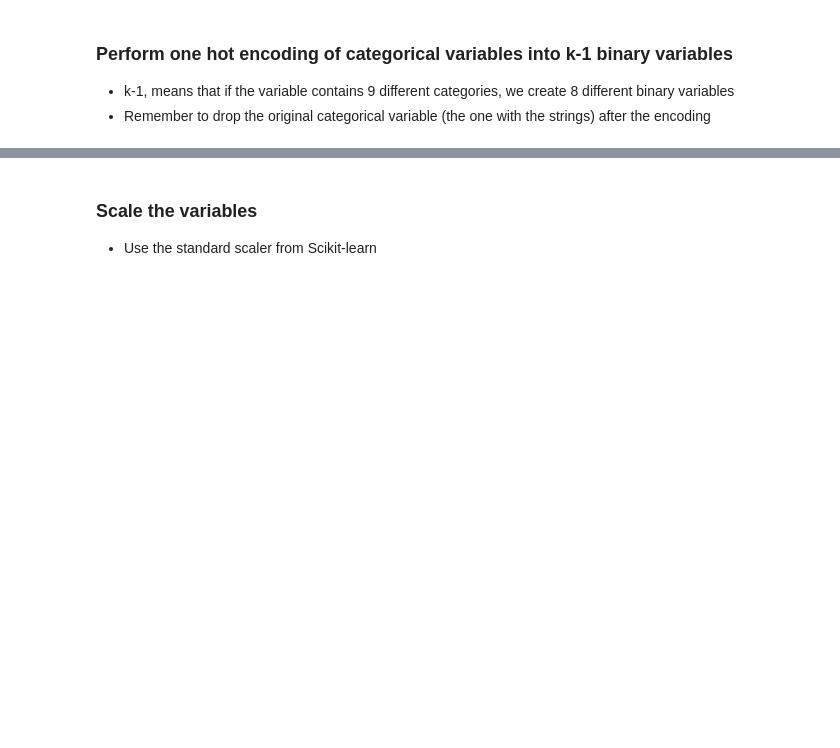
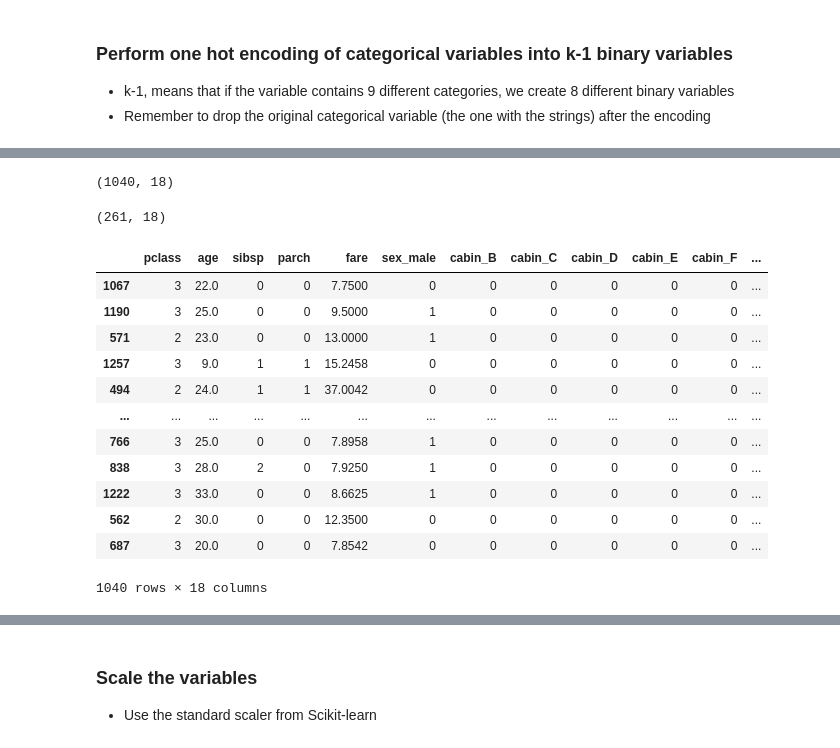
Before and after one commit to michael-a-green/deploying-machine-learning-models, a Jupyter notebook: section-04-research-and-development/titanic-assignment/01-predicting-survival-titanic-assignement.ipynb, the cells around one changed output, grey strips where cells are left out. Saved outputs shown, nothing was run; the diff lists cells and outputs as text; code cells hidden in the pictures; blank space fills up the shorter version.

```diff
--- a/section-04-research-and-development/titanic-assignment/01-predicting-survival-titanic-assignement.ipynb
+++ b/section-04-research-and-development/titanic-assignment/01-predicting-survival-titanic-assignement.ipynb
@@ -250,4 +308,0 @@ X_train.head()
-# %%
-for na_var in na_vars_cat:
-    X_train[na_var] = np.where(X_train[na_var].isnull(),"MISSING",X_train[na_var])
-    X_test[na_var] = np.where(X_test[na_var].isnull(),"MISSING",X_test[na_var])
@@ -299,7 +317,3 @@ X_test.shape
-# %%
-#remove from training a test set to prevent overfitting
-X_train = X_train[ (X_train["cabin"] != "G") & (X_train["cabin"] != "T") & (X_train["embarked"] != "MISSING")]
-X_test = X_test[ (X_test["cabin"] != "G") & (X_test["cabin"] != "T") & (X_test["embarked"] != "MISSING")]
 # %%
 X_train.shape
 # %% [output]
@@ -315,0 +338,36 @@ X_test.shape
+# %%
+
+
+X = pd.concat([X_train, X_test])
+
+for cat_var in vars_cat:
+    one_df = pd.get_dummies(X[cat_var], prefix=cat_var, drop_first=True)
+    X = pd.concat([X, one_df], axis=1)
+    X.drop([cat_var], axis=1, inplace=True)
+
+X_train = X[ : X_train.shape[0] ]
+X_test = X[ X_train.shape[0] : ]
+# %%
+X_train.shape
+# %% [output]
+(1040, 18)
+# %%
+X_test.shape
+# %% [output]
+(261, 18)
+# %%
+X_train
+# %% [output]
+|  | pclass | age | sibsp | parch | fare | sex_male | cabin_B | cabin_C | cabin_D | cabin_E | cabin_F | ... |
+| 1067 | 3 | 22.0 | 0 | 0 | 7.7500 | 0 | 0 | 0 | 0 | 0 | 0 | ... |
+| 1190 | 3 | 25.0 | 0 | 0 | 9.5000 | 1 | 0 | 0 | 0 | 0 | 0 | ... |
+| 571 | 2 | 23.0 | 0 | 0 | 13.0000 | 1 | 0 | 0 | 0 | 0 | 0 | ... |
+| 1257 | 3 | 9.0 | 1 | 1 | 15.2458 | 0 | 0 | 0 | 0 | 0 | 0 | ... |
+| 494 | 2 | 24.0 | 1 | 1 | 37.0042 | 0 | 0 | 0 | 0 | 0 | 0 | ... |
+| ... | ... | ... | ... | ... | ... | ... | ... | ... | ... | ... | ... | ... |
+| 766 | 3 | 25.0 | 0 | 0 | 7.8958 | 1 | 0 | 0 | 0 | 0 | 0 | ... |
+| 838 | 3 | 28.0 | 2 | 0 | 7.9250 | 1 | 0 | 0 | 0 | 0 | 0 | ... |
+| 1222 | 3 | 33.0 | 0 | 0 | 8.6625 | 1 | 0 | 0 | 0 | 0 | 0 | ... |
+| 562 | 2 | 30.0 | 0 | 0 | 12.3500 | 0 | 0 | 0 | 0 | 0 | 0 | ... |
+| 687 | 3 | 20.0 | 0 | 0 | 7.8542 | 0 | 0 | 0 | 0 | 0 | 0 | ... |
+1040 rows × 18 columns
```
Also changed, not shown: parts of 60 cells of this notebook.
